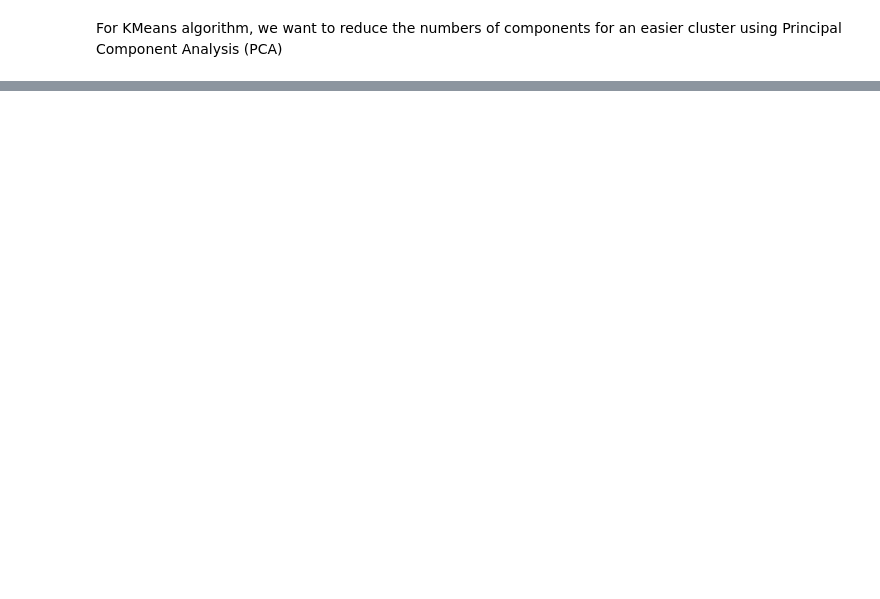
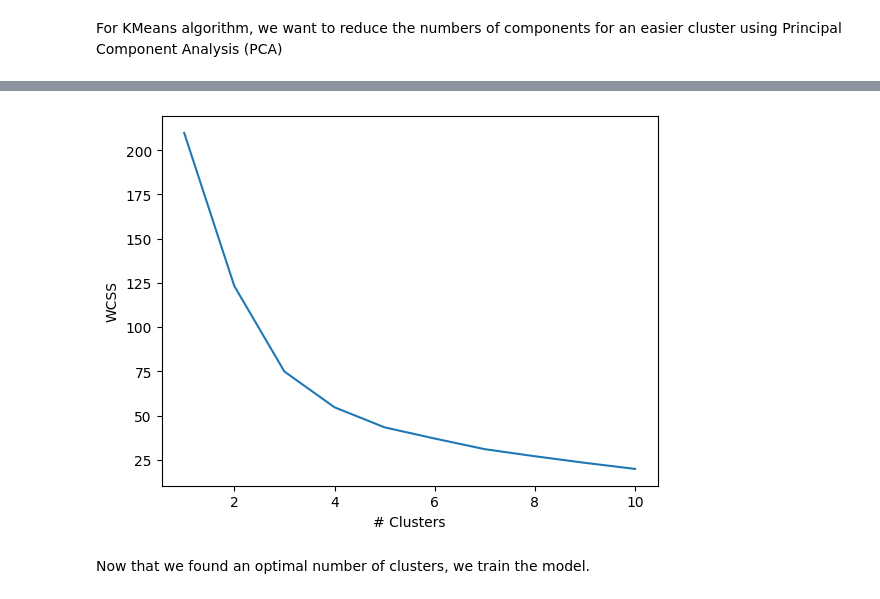
Before and after one commit to Tommy-Las/MidfieldersClusteringKMeans, a Jupyter notebook: MidfieldersClustering.ipynb, the cells around one changed output, grey strips where cells are left out. Drawn from its saved outputs; the diff is of its cells as text; code cells hidden in the pictures; blank space fills up the shorter version.

Commit message:
Clustering implemented

```diff
--- a/MidfieldersClustering.ipynb
+++ b/MidfieldersClustering.ipynb
@@ -147,11 +150,14 @@ We want to reduce the scale of each feature by normalizing the data
 minmax_scaler = MinMaxScaler()
 
 # Exclude the player column
-norm_df = players_90.iloc[:, 1:]
+norm_X = players_90.iloc[:, 1:]
+
+# We want to replace NaN values with 0
+norm_X.fillna(0, inplace=True)
 
 # Save the columns, so we create the dataframe again
-cols = norm_df.columns
+cols = norm_X.columns
 
 # Perform the normalization
-norm_df = minmax_scaler.fit_transform(norm_df.to_numpy())
+norm_X = minmax_scaler.fit_transform(norm_X.to_numpy())
 # %% [output]
@@ -168,0 +170,7 @@ pca = PCA(n_components=2)
+# %%
+pca = PCA(n_components=2)
+
+reduced = pca.fit_transform(norm_X)
+reduced = pd.DataFrame(reduced)
+
+reduced.head()
@@ -168,0 +190,16 @@ pca = PCA(n_components=2)
+# %%
+wcss = []
+
+for i in range(1,11):
+        kmeans = KMeans(n_clusters = i, init = 'k-means++', random_state=42)
+        kmeans.fit(reduced)
+        wcss.append(kmeans.inertia_)
+
+plt.plot(range(1,11), wcss)
+plt.xlabel("# Clusters")
+plt.ylabel("WCSS")
+plt.show()
+# %% [output]
+[figure, added]
+# %% [markdown]
+Now that we found an optimal number of clusters, we train the model.
```
Also changed, not shown: parts of 11 cells of this notebook.
